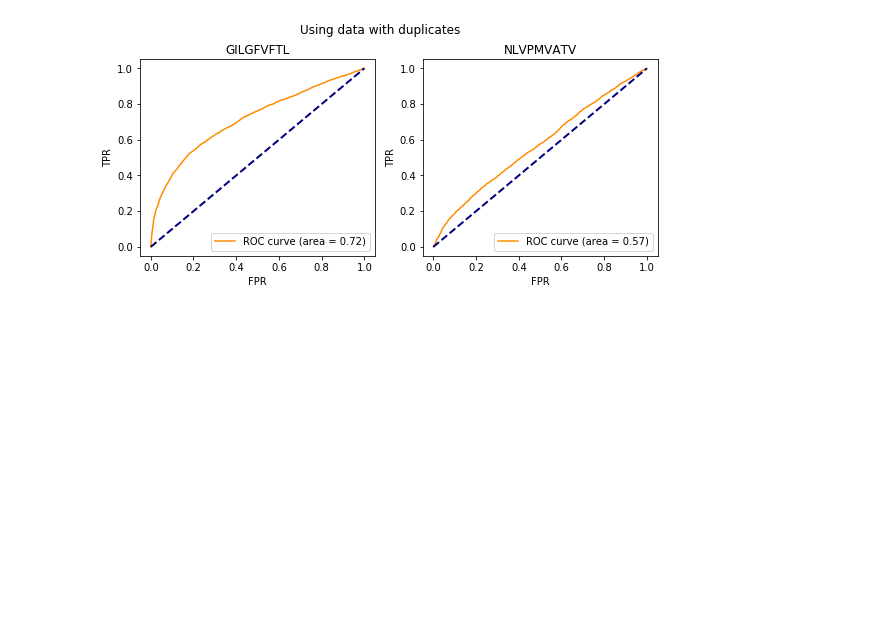
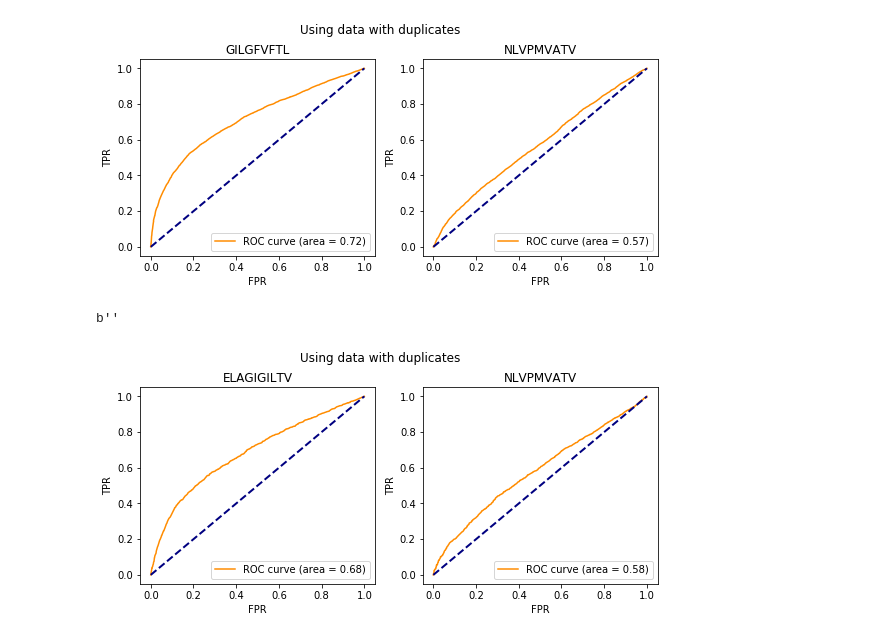
Before and after one commit to antigenomics/vdjdb-classifier-benchmark, a Jupyter notebook: pMTnet/pMTnet.ipynb, the cells around one changed output. Cells and saved outputs as stored; diff of their text form; code cells hidden in the pictures; blank space fills up the shorter version.

```diff
--- a/pMTnet/pMTnet.ipynb
+++ b/pMTnet/pMTnet.ipynb
@@ -11,0 +12,8 @@ duplicates.save_data('duplicate_GIL_NLV.csv')
+# %%
+duplicates = EpitopeDataSlim(epitopes=['ELAGIGILTV', 'NLVPMVATV'], folder='../vdjdb-dump', duplicate=True,
+                                prediction_path='prediction.csv', predict=True)
+# %%
+duplicates.roc()
+# %% [output]
+b''
+[figure, added]
```
Also changed, not shown: parts of 3 cells of this notebook, 4 other files.
